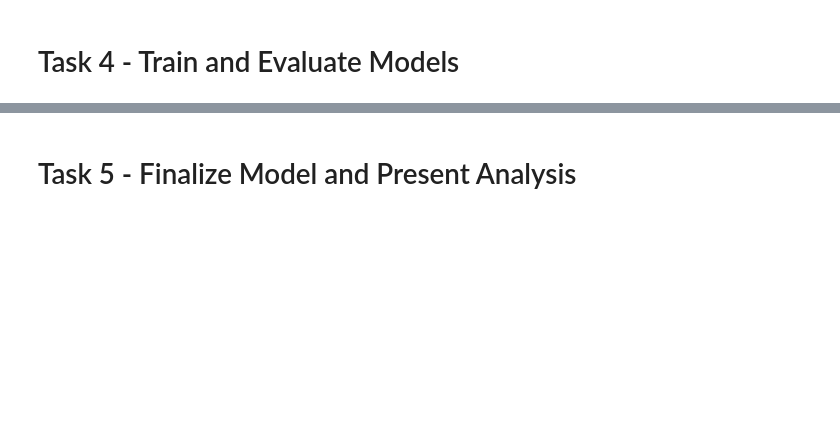
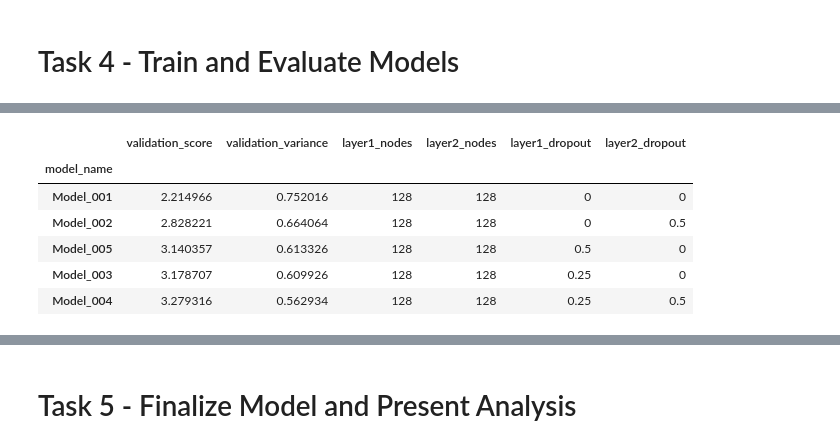
Before and after one commit to daines-analytics/template-latest, a Jupyter notebook: _py-project-templates/py_tensorflow_regression_tabular_data_example.ipynb, the cells around one changed output, grey strips where cells are left out. Cells and saved outputs as stored; diff of their text form; code cells hidden in the pictures; blank space fills up the shorter version.

```diff
--- a/_py-project-templates/py_tensorflow_regression_tabular_data_example.ipynb
+++ b/_py-project-templates/py_tensorflow_regression_tabular_data_example.ipynb
@@ -544,13 +580,13 @@ nodes_performance.sort_values(by=['validation_score'], ascending=False).head()
 # %%
 # Initialize the grid parameters for the dropout ratio
 startTimeModule = datetime.now()
-l1_nodes = 64
-l2_nodes = 64
+l1_nodes = 128
+l2_nodes = 128
 l1_dropout_grid = [0, 0.25, 0.5]
 l2_dropout_grid = [0, 0.5]
 
 # Build dataframe for reporting model performance summary
-dropout_performance = pd.DataFrame(columns=['model_name','validation_score','layer1_nodes','layer2_nodes','layer1_dropout','layer2_dropout'])
+dropout_performance = pd.DataFrame(columns=['model_name','validation_score','validation_variance','layer1_nodes','layer2_nodes','layer1_dropout','layer2_dropout'])
 
 serial_number = 0
 for l1_dropout in l1_dropout_grid:
@@ -561,30 +597,29 @@ for l1_dropout in l1_dropout_grid:
         print('Processing model %s with Layer 1: %d and Layer 2: %d nodes and dropout parameters of Layer 1: %.2f and Layer 2: %.2f' % (model_name, l1_nodes, l2_nodes, l1_dropout, l2_dropout))
         results = list()
         iteration = 0
-        num_inputs, num_outputs = X_train.shape[1], 1
+        reset_random(seedNum)
+        dropout_grid_model = create_nn_model(n_inputs=num_inputs,
+                                            layer1_nodes=l1_nodes,
+                                            layer2_nodes=l2_nodes,
+                                            layer1_dropout=l1_dropout,
+                                            layer2_dropout=l2_dropout,
+                                            opt_param=default_optimizer,
+                                            init_param=default_kernel_init)
         cv = RepeatedKFold(n_splits=n_folds, n_repeats=n_iterations, random_state=seedNum)
         for train_ix, val_ix in cv.split(X_train):
             feature_train, feature_validation = X_train[train_ix], X_train[val_ix]
             target_train, target_validation = y_train[train_ix], y_train[val_ix]
-            reset_random(seedNum)
-            dropout_grid_model = create_nn_model(n_inputs=num_inputs,
-                                                n_outputs=num_outputs,
-                                                layer1_nodes=l1_nodes,
-                                                layer2_nodes=l2_nodes,
-                                                layer1_dropout=l1_dropout,
-                                                layer2_dropout=l2_dropout,
-                                                opt_param=default_optimizer,
-                                                init_param=default_kernel_init)
             dropout_grid_model.fit(feature_train, target_train, epochs=default_epoch, batch_size=default_batch, verbose=0)
             model_metric = dropout_grid_model.evaluate(feature_validation, target_validation, verbose=0)[1]
             iteration = iteration + 1
-            print('Accuracy measurement from iteration %d >>> %.2f%%' % (iteration, model_metric*100))
+            print('RMSE measurement from iteration %d >>> %.3f' % (iteration, model_metric))
             results.append(model_metric)
         validation_score = np.mean(results)
-        print('Average model accuracy from all iterations: %.2f%% (%.3f)' % (validation_score*100, np.std(results)))
+        validation_variance = np.std(results)
+        print('Average model RMSE from all iterations: %.3f (%.3f)' % (validation_score, validation_variance))
         print('Total time for model fitting and cross validating:', (datetime.now() - startTimeIteration))
         print()
-        dropout_performance = dropout_performance.append({'model_name': model_name, 'validation_score': validation_score, 'layer1_nodes': l1_nodes, 'layer2_nodes': l2_nodes, 'layer1_dropout': l1_dropout, 'layer2_dropout': l2_dropout}, ignore_index=True)
+        dropout_performance = dropout_performance.append({'model_name': model_name, 'validation_score': validation_score, 'validation_variance': validation_variance, 'layer1_nodes': l1_nodes, 'layer2_nodes': l2_nodes, 'layer1_dropout': l1_dropout, 'layer2_dropout': l2_dropout}, ignore_index=True)
 
 dropout_performance.set_index('model_name', inplace=True)
 print('Total time for performing grid-search of the best dropout parameters:', (datetime.now() - startTimeModule))
@@ -591,6 +644,14 @@ print('Total time for performing grid-search of the best dropout parameters:', (
 # %%
 # Display the model performance summary
-dropout_performance.sort_values(by=['validation_score'], ascending=False).head()
+dropout_performance.sort_values(by=['validation_score'], ascending=True).head()
+# %% [output]
+|  | validation_score | validation_variance | layer1_nodes | layer2_nodes | layer1_dropout | layer2_dropout |
+| model_name |  |  |  |  |  |  |
+| Model_001 | 2.214966 | 0.752016 | 128 | 128 | 0 | 0 |
+| Model_002 | 2.828221 | 0.664064 | 128 | 128 | 0 | 0.5 |
+| Model_005 | 3.140357 | 0.613326 | 128 | 128 | 0.5 | 0 |
+| Model_003 | 3.178707 | 0.609926 | 128 | 128 | 0.25 | 0 |
+| Model_004 | 3.279316 | 0.562934 | 128 | 128 | 0.25 | 0.5 |
 # %%
 # Spot-checking the models
 fig = plt.figure(figsize=(16,9))
```
Also changed, not shown: parts of 25 cells of this notebook, 1 other file.
